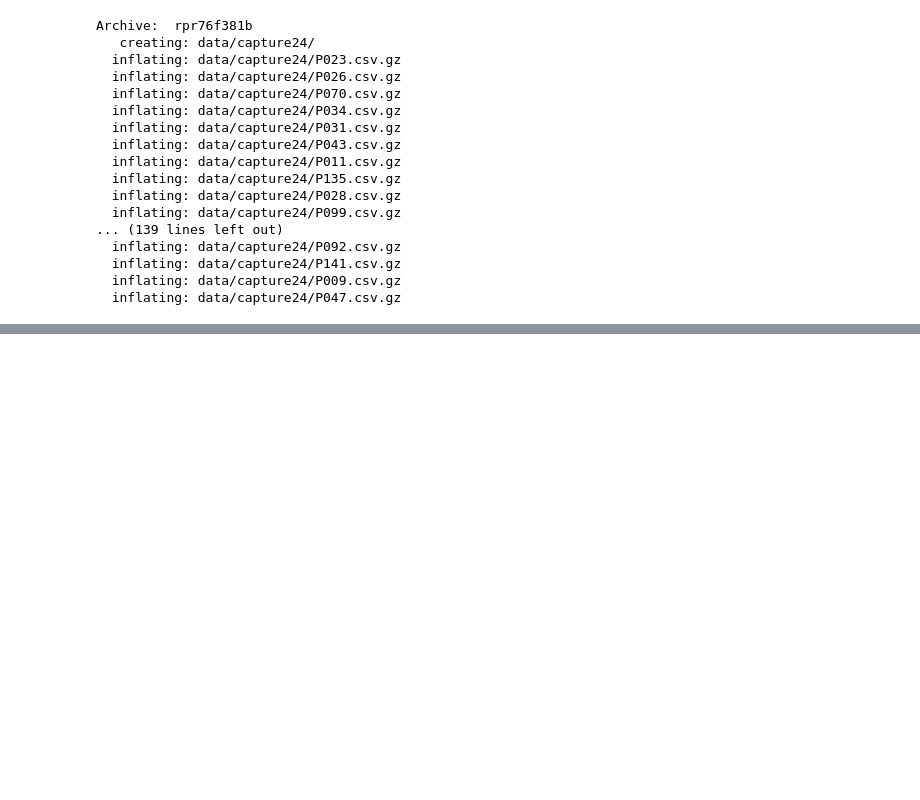
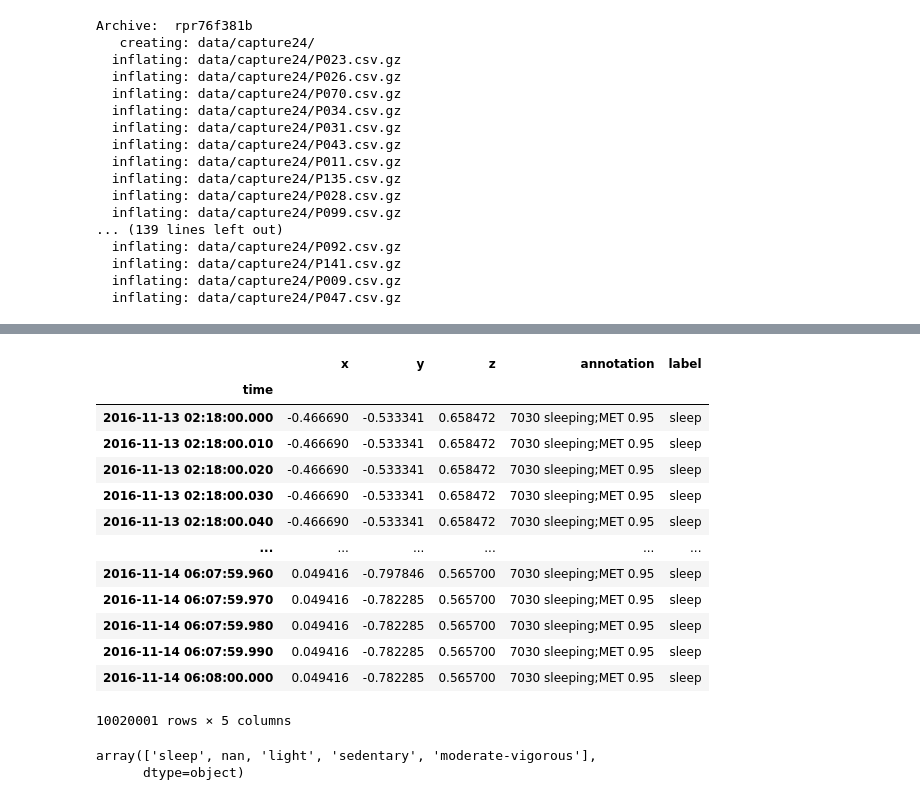
Before and after one commit to papaya147/predictive-analysis, a Jupyter notebook: code.ipynb, the cells around one changed output, grey strips where cells are left out. Drawn from its saved outputs; the diff is of its cells as text; code cells hidden in the pictures; blank space fills up the shorter version.

```diff
--- a/code.ipynb
+++ b/code.ipynb
@@ -72,6 +78,4 @@ annot
 # %%
-# lets use Walmsley2020
-annot.index = annot["annotation"]
-annot = annot["label:Walmsley2020"]
-annot
+# lets use WillettsMET2018
+annot["label:WillettsMET2018"]
 # %% [output]
@@ -78,0 +97,24 @@ KeyError: 'annotation'
+# %%
+# mapping data to low dimension annotation
+data["label"] = annot["label:Walmsley2020"].reindex(data["annotation"]).to_numpy()
+data
+# %% [output]
+|  | x | y | z | annotation | label |
+| time |  |  |  |  |  |
+| 2016-11-13 02:18:00.000 | -0.466690 | -0.533341 | 0.658472 | 7030 sleeping;MET 0.95 | sleep |
+| 2016-11-13 02:18:00.010 | -0.466690 | -0.533341 | 0.658472 | 7030 sleeping;MET 0.95 | sleep |
+| 2016-11-13 02:18:00.020 | -0.466690 | -0.533341 | 0.658472 | 7030 sleeping;MET 0.95 | sleep |
+| 2016-11-13 02:18:00.030 | -0.466690 | -0.533341 | 0.658472 | 7030 sleeping;MET 0.95 | sleep |
+| 2016-11-13 02:18:00.040 | -0.466690 | -0.533341 | 0.658472 | 7030 sleeping;MET 0.95 | sleep |
+| ... | ... | ... | ... | ... | ... |
+| 2016-11-14 06:07:59.960 | 0.049416 | -0.797846 | 0.565700 | 7030 sleeping;MET 0.95 | sleep |
+| 2016-11-14 06:07:59.970 | 0.049416 | -0.782285 | 0.565700 | 7030 sleeping;MET 0.95 | sleep |
+| 2016-11-14 06:07:59.980 | 0.049416 | -0.782285 | 0.565700 | 7030 sleeping;MET 0.95 | sleep |
+| 2016-11-14 06:07:59.990 | 0.049416 | -0.782285 | 0.565700 | 7030 sleeping;MET 0.95 | sleep |
+| 2016-11-14 06:08:00.000 | 0.049416 | -0.782285 | 0.565700 | 7030 sleeping;MET 0.95 | sleep |
+10020001 rows × 5 columns
+# %%
+data.label.unique()
+# %% [output]
+array(['sleep', nan, 'light', 'sedentary', 'moderate-vigorous'],
+      dtype=object)
```
Also changed, not shown: parts of 3 cells of this notebook.
